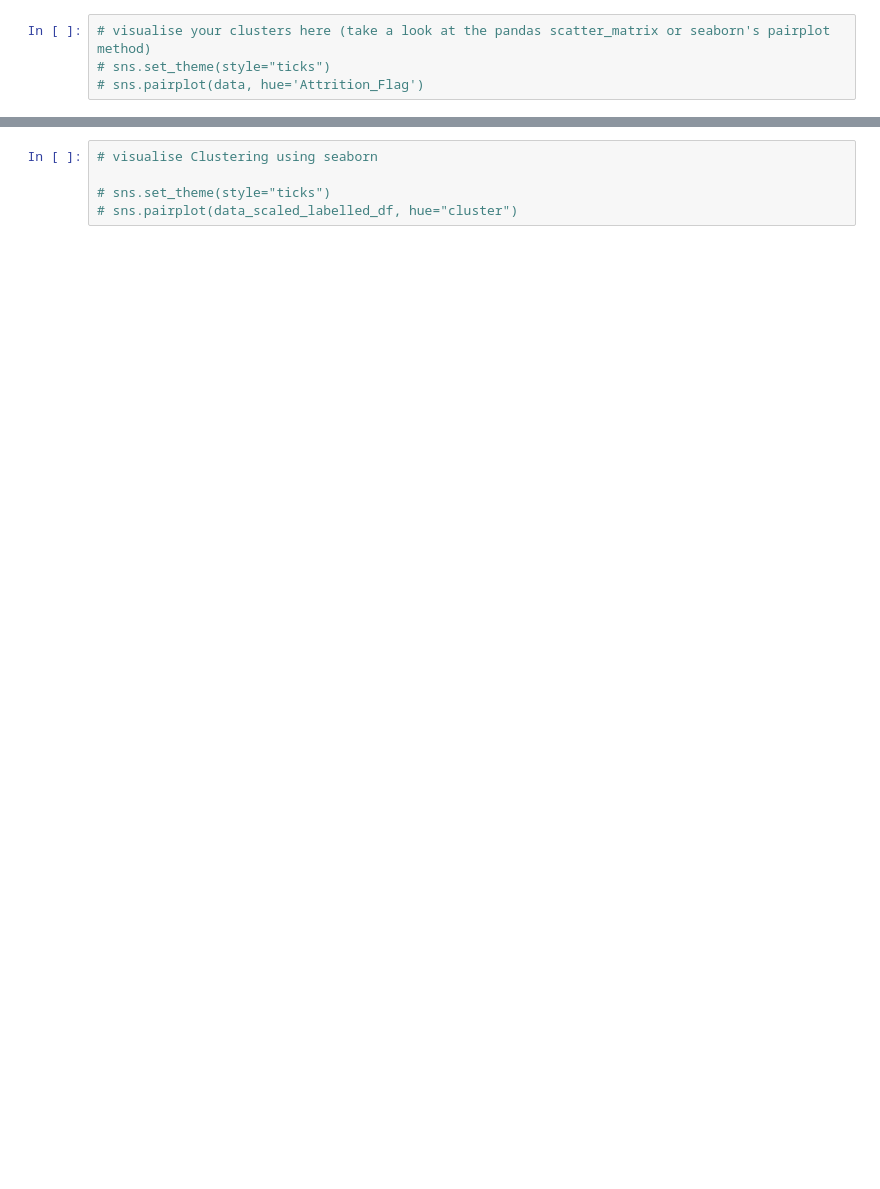
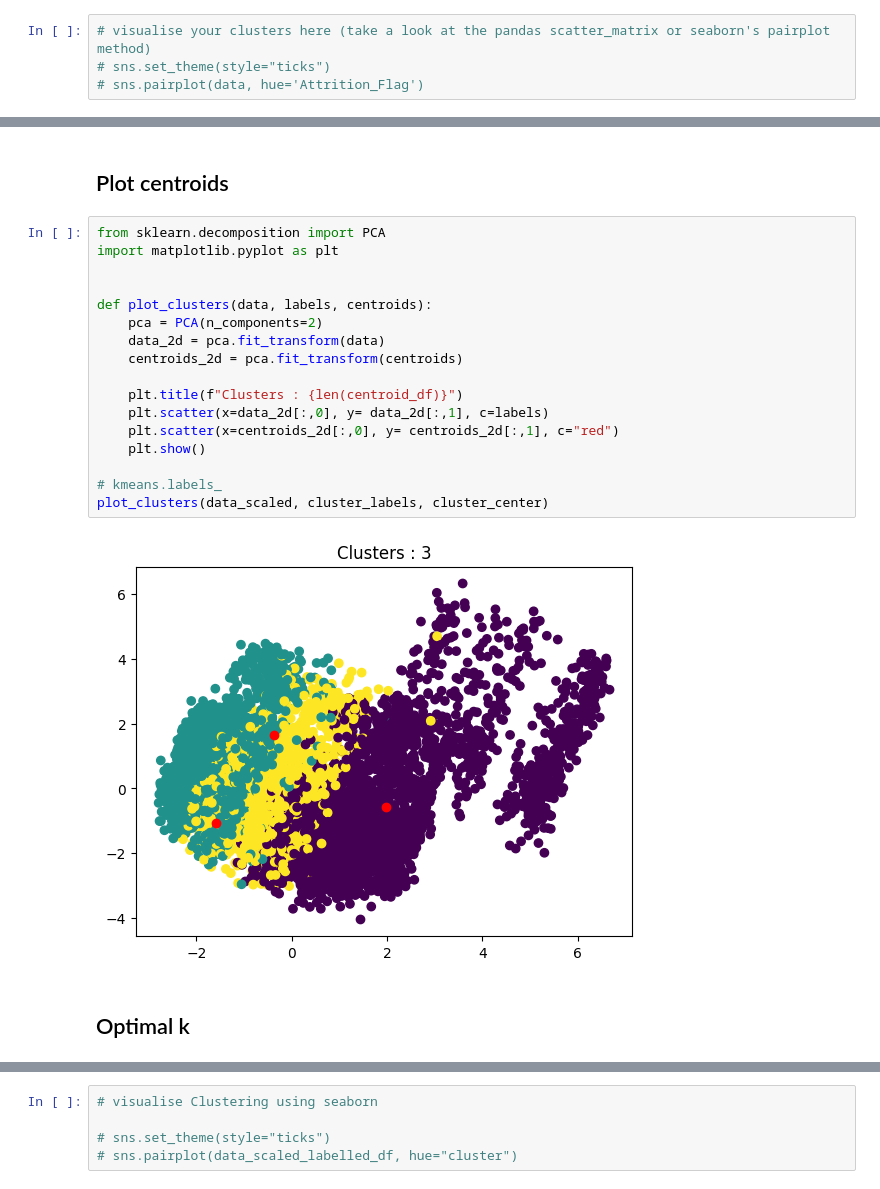
Before and after one commit to anilembel/Churn_Prediction_Becode, a Jupyter notebook: 4_modeling/clustering.ipynb, the cells around one changed output, grey strips where cells are left out. Cells and saved outputs as stored; diff of their text form; blank space fills up the shorter version.

```diff
--- a/4_modeling/clustering.ipynb
+++ b/4_modeling/clustering.ipynb
@@ -100,3 +109,26 @@ centroid_df.T
+# %% [markdown]
+## Plot centroids
+# %%
+from sklearn.decomposition import PCA
+import matplotlib.pyplot as plt
+
+
+def plot_clusters(data, labels, centroids):
+    pca = PCA(n_components=2)
+    data_2d = pca.fit_transform(data)
+    centroids_2d = pca.fit_transform(centroids)
+
+    plt.title(f"Clusters : {len(centroid_df)}")
+    plt.scatter(x=data_2d[:,0], y= data_2d[:,1], c=labels)
+    plt.scatter(x=centroids_2d[:,0], y= centroids_2d[:,1], c="red")
+    plt.show()
+
+# kmeans.labels_
+plot_clusters(data_scaled, cluster_labels, cluster_center)
+# %% [output]
+[figure, added]
+# %% [markdown]
+## Optimal k
 # %%
 # Optimal k
 # Elbow & Silhouette Score
```
Also changed, not shown: parts of 6 cells of this notebook.
